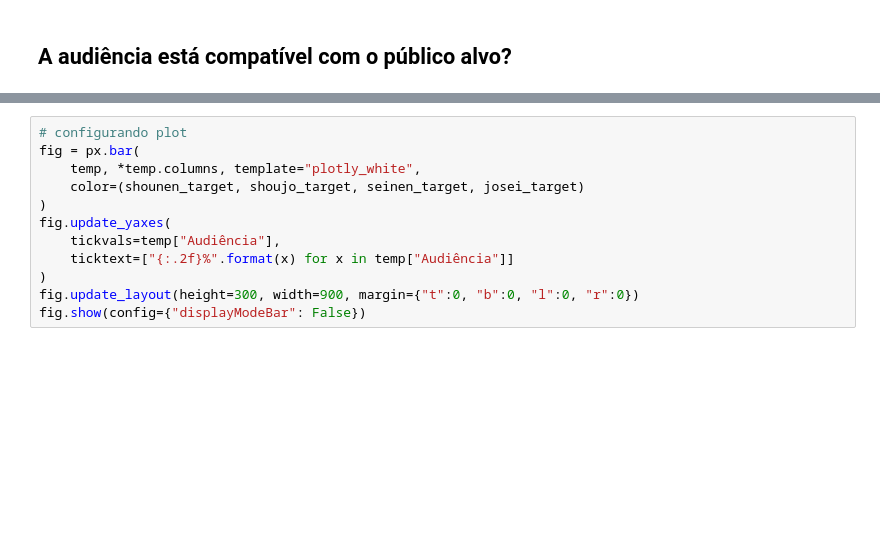
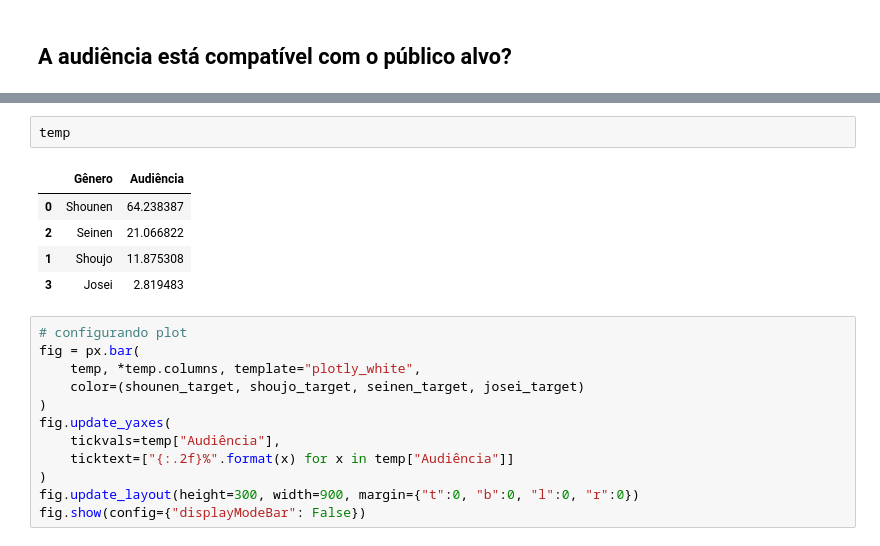
Before and after one commit to VFLins/data_glow_up_anime, a Jupyter notebook: index.ipynb, the cells around one changed output, grey strips where cells are left out. Saved outputs shown, nothing was run; the diff lists cells and outputs as text; blank space fills up the shorter version.

```diff
--- a/index.ipynb
+++ b/index.ipynb
@@ -93,6 +119,14 @@ shounen_target = is_underage & is_male
 shoujo_target = is_underage & is_female
 seinen_target = ~is_underage & is_male
 josei_target = ~is_underage & is_female
+# %%
+temp
+# %% [output]
+|  | Gênero | Audiência |
+| 0 | Shounen | 64.238387 |
+| 2 | Seinen | 21.066822 |
+| 1 | Shoujo | 11.875308 |
+| 3 | Josei | 2.819483 |
 # %%
 # configurando plot
 fig = px.bar(
```
Also changed, not shown: parts of 2 cells of this notebook.
